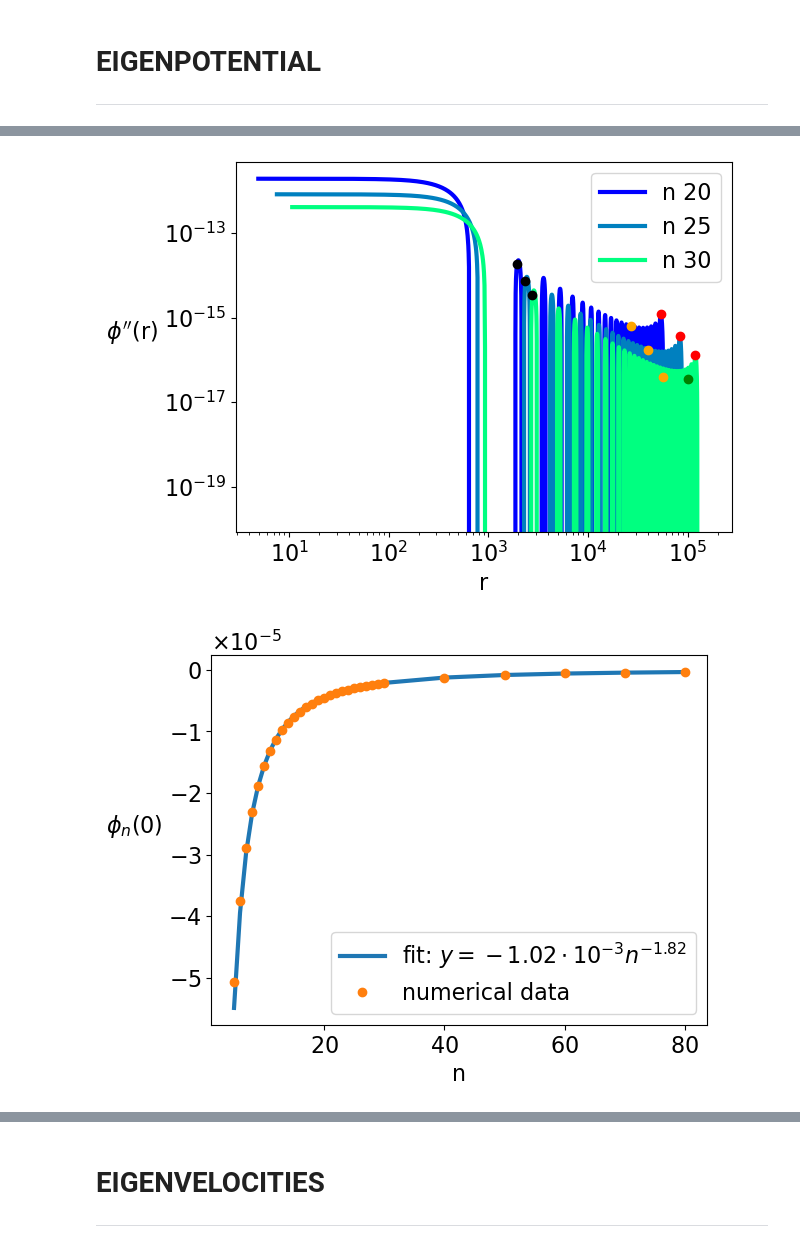
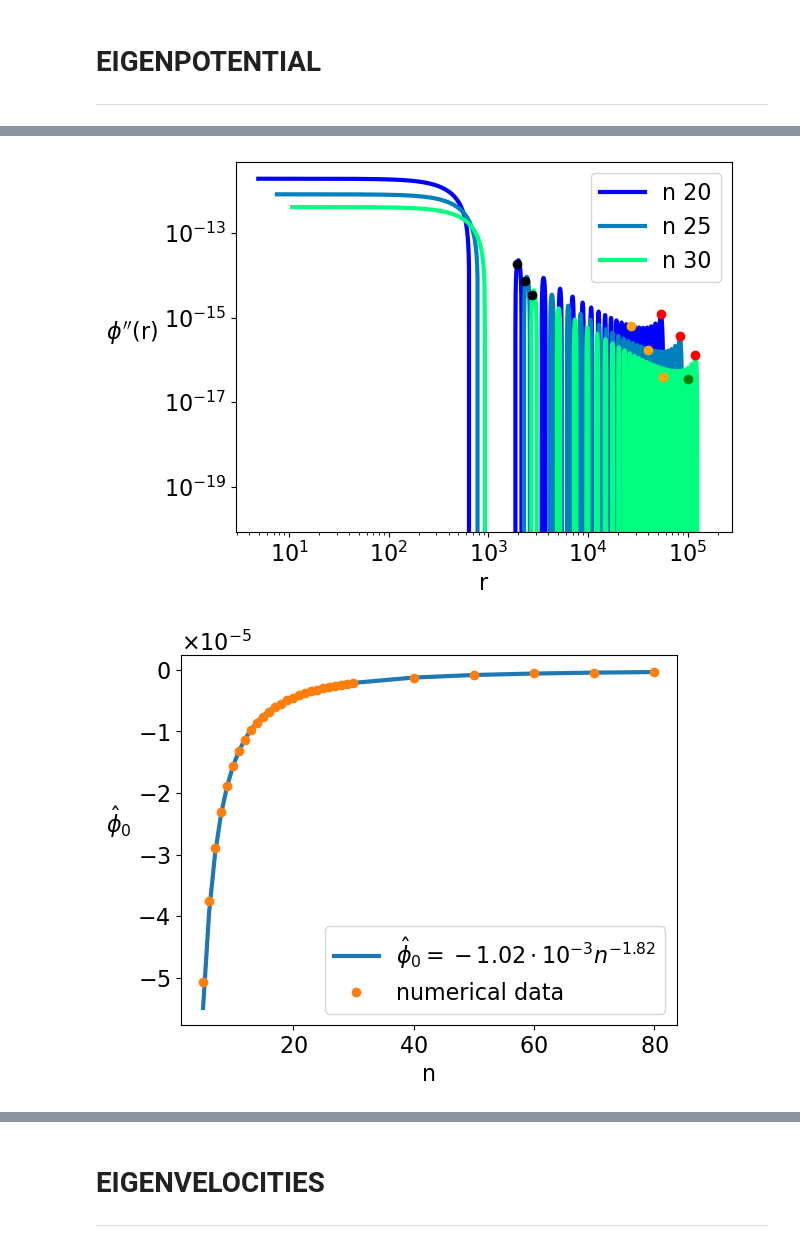
Before and after one commit to GaiaMarangon/PhD-SP_Eigenstates, a Jupyter notebook: ExcitedScalings/excitedScalings.ipynb, the cells around one changed output, grey strips where cells are left out. Drawn from its saved outputs; the diff is of its cells as text; code cells hidden in the pictures.

```diff
--- a/ExcitedScalings/excitedScalings.ipynb
+++ b/ExcitedScalings/excitedScalings.ipynb
@@ -1367,11 +1423,11 @@ plt.gca().yaxis.label.set(rotation='horizontal', ha='right')
 m,q =np.polyfit(np.log(nVec),np.log(-p0_vec),1)
 #plot
 plt.figure()
-plt.plot(nVec, -np.exp(q) *nVec**m,label=f"fit: $y={latex_float(-np.exp(q))} n^{{{latex_float(m)}}}$")
+plt.plot(nVec, -np.exp(q) *nVec**m,label=f"$\hat{{\phi}}_0={latex_float(-np.exp(q))} n^{{{latex_float(m)}}}$")
 plt.plot(nVec,p0_vec,'o',label="numerical data")
 plt.legend()
 plt.xlabel("n")
-plt.ylabel(r"$\phi_n(0)$")
+plt.ylabel(r"$\hat{{\phi}}_0$")
 plt.gca().yaxis.label.set(rotation='horizontal', ha='right')
 #save figure
 figname = "phiZeroFit"
@@ -1386,11 +1442,11 @@ print(f"beta_phi0  = {-np.exp(q):.8e}\n")
 m,q =np.polyfit(np.log(nVec),np.log(m1_vec),1)
 #plot
 plt.figure()
-plt.plot(nVec, np.exp(q) *nVec**m,label=f"fit: $y={latex_float(np.exp(q))} n^{{{latex_float(m)}}}$")
+plt.plot(nVec, np.exp(q) *nVec**m,label=f"$m={latex_float(np.exp(q))} n^{{{latex_float(m)}}}$")
 plt.plot(nVec,m1_vec,'o',label="numerical data")
 plt.legend()
 plt.xlabel("n")
-plt.ylabel("$m_{\phi}$")
+plt.ylabel("$m$") #$m_{\phi}$
 plt.gca().yaxis.label.set(rotation='horizontal', ha='right')
 #save figure
 figname = "logMFit"
@@ -1405,11 +1461,11 @@ print(f"beta_m  = {np.exp(q):.8e}\n")
 m,q =np.polyfit(np.log(nVec),np.log(-q1_vec),1)
 #plot
 plt.figure()
-plt.plot(nVec, -np.exp(q) *nVec**m,label=f"fit: $y={latex_float(-np.exp(q))} n^{{{latex_float(m)}}}$")
+plt.plot(nVec, -np.exp(q) *nVec**m,label=f"$q={latex_float(-np.exp(q))} n^{{{latex_float(m)}}}$")
 plt.plot(nVec,q1_vec,'o',label="numerical data")
 plt.legend()
 plt.xlabel("n")
-plt.ylabel("$q_{\phi}$")
+plt.ylabel("$q$") #$q_{\phi}$
 plt.gca().yaxis.label.set(rotation='horizontal', ha='right')
 #save figure
 figname = "logQFit"
@@ -1425,11 +1481,11 @@ m,q =np.polyfit(np.log(nVec),np.log(-a_vec),1)
 #plot
 plt.figure()
 plt.gca().yaxis.label.set(rotation='horizontal', ha='right')
-plt.plot(nVec, -np.exp(q) *nVec**m,label=f"fit: $y={latex_float(-np.exp(q))} n^{{{latex_float(m)}}}$")
+plt.plot(nVec, -np.exp(q) *nVec**m,label=f"$a={latex_float(-np.exp(q))} n^{{{latex_float(m)}}}$")
 plt.plot(nVec,a_vec,'o',label="numerical data")
 plt.legend()
 plt.xlabel("n")
-plt.ylabel("$a_{\phi}$")
+plt.ylabel("$a$") #$a_{\phi}$
 #save figure
 figname = "expAFit"
 figpath = os.path.join(dirOutFig+"/potential",figname)
@@ -1444,34 +1500,34 @@ m,q =np.polyfit(np.log(nVec),np.log(b_vec),1)
 #plot
 plt.figure()
 plt.gca().yaxis.label.set(rotation='horizontal', ha='right')
-plt.plot(nVec, np.exp(q) *nVec**m,label=f"fit: $y={latex_float(np.exp(q))} n^{{{latex_float(m)}}}$")
+plt.plot(nVec, np.exp(q) *nVec**m,label=f"$b={latex_float(np.exp(q))} n^{{{latex_float(m)}}}$")
 plt.plot(nVec,b_vec,'o',label="numerical data")
 plt.legend()
 plt.xlabel("n")
-plt.ylabel("$b_{\phi}$")
+plt.ylabel("$b$") #$b_{\phi}$
 #save figure
 figname = "expBFit"
 figpath = os.path.join(dirOutFig+"/potential",figname)
 plt.savefig(figpath,dpi=300,bbox_inches = 'tight')
 #print
 print(f"alpha_b = {m:.8e}")
 print(f"beta_b  = {np.exp(q):.8e}\n")
 # %% [output]
 alpha_phi0 = -1.81650481e+00
 beta_phi0  = -1.02181702e-03
 
 alpha_m = -1.97378494e+00
 beta_m  = 2.20333088e-04
 
 alpha_q = -1.81468612e+00
 beta_q  = -1.86434655e-03
 
 alpha_a = -1.83548740e+00
 beta_a  = -3.49529818e-03
 
 alpha_b = -1.84333716e+00
 beta_b  = 7.80929594e-04
 [figure]
 [figure]
 [figure]
-[figure, old version]
+[figure, new version]
```
Also changed, not shown: parts of 7 cells of this notebook.
